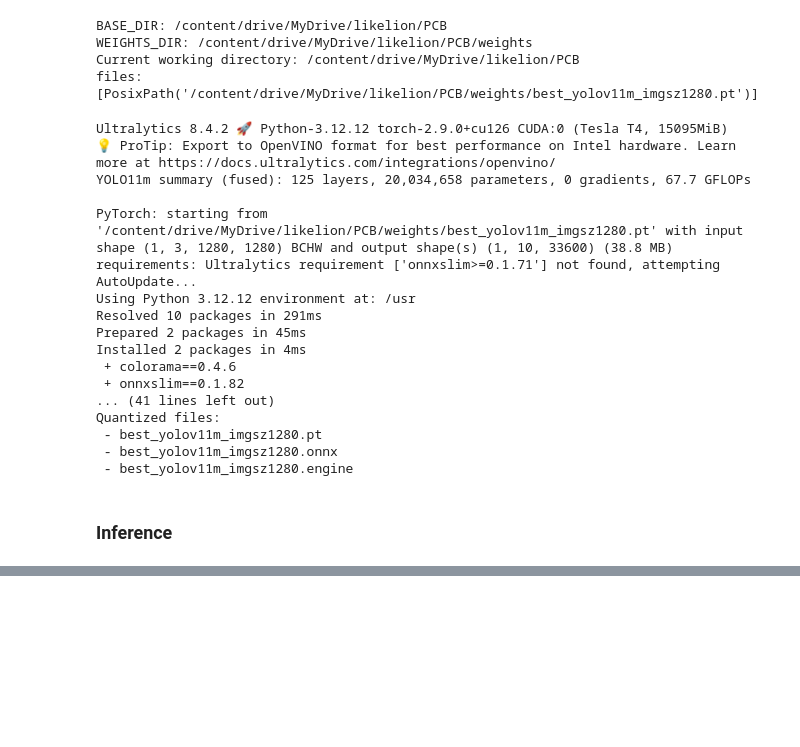
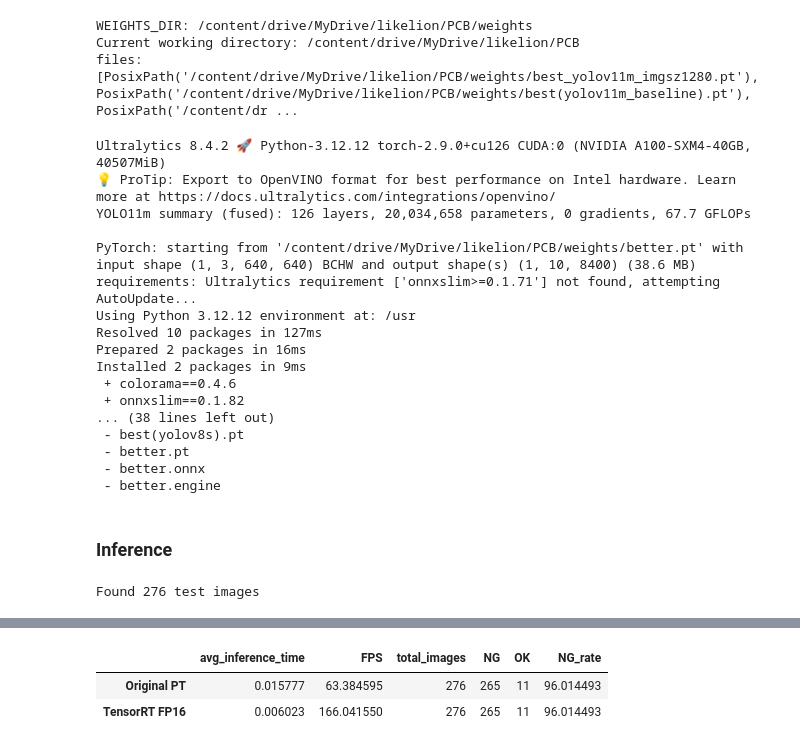
Before and after one commit to PCB-object-detection/PCB, a Jupyter notebook: notebooks/quantization.ipynb, the cells around one changed output, grey strips where cells are left out. Drawn from its saved outputs; the diff is of its cells as text; code cells hidden in the pictures; blank space fills up the shorter version.

```diff
--- a/notebooks/quantization.ipynb
+++ b/notebooks/quantization.ipynb
@@ -5,23 +53,19 @@ import os
 import sys
 from pathlib import Path
 
-BASE_DIR = Path.cwd().parents[0]   # notebooks -> PCB
-WEIGHTS_DIR = BASE_DIR / "weights"
-os.chdir(BASE_DIR)
+WEIGHTS_DIR = PROJECT_ROOT / "weights"
 
-print("BASE_DIR:", BASE_DIR)
 print("WEIGHTS_DIR:", WEIGHTS_DIR)
 print(f"Current working directory: {os.getcwd()}")
 print("files:", list(WEIGHTS_DIR.glob("*.pt")))
 # %% [output]
-BASE_DIR: /content/drive/MyDrive/likelion/PCB
 WEIGHTS_DIR: /content/drive/MyDrive/likelion/PCB/weights
 Current working directory: /content/drive/MyDrive/likelion/PCB
-files: [PosixPath('/content/drive/MyDrive/likelion/PCB/weights/best_yolov11m_imgsz1280.pt')]
+files: [PosixPath('/content/drive/MyDrive/likelion/PCB/weights/best_yolov11m_imgsz1280.pt'), PosixPath('/content/drive/MyDrive/likelion/PCB/weights/best(yolov11m_baseline).pt'), PosixPath('/content/dr ...
 # %%
 from src.inference.quantization import Quantizer, quantize_model
 
-WEIGHTS_PATH = WEIGHTS_DIR / "best_yolov11m_imgsz1280.pt"
+WEIGHTS_PATH = WEIGHTS_DIR / "better.pt"
 quantizer = Quantizer(weights_path=str(WEIGHTS_PATH))
 quantizer.export_fp16()
 
@@ -29,32 +73,34 @@ print("Quantized files:")
 for f in WEIGHTS_DIR.glob("*"):
     print(" -", f.name)
 # %% [output]
-Ultralytics 8.4.2 🚀 Python-3.12.12 torch-2.9.0+cu126 CUDA:0 (Tesla T4, 15095MiB)
+Ultralytics 8.4.2 🚀 Python-3.12.12 torch-2.9.0+cu126 CUDA:0 (NVIDIA A100-SXM4-40GB, 40507MiB)
 💡 ProTip: Export to OpenVINO format for best performance on Intel hardware. Learn more at https://docs.ultralytics.com/integrations/openvino/
-YOLO11m summary (fused): 125 layers, 20,034,658 parameters, 0 gradients, 67.7 GFLOPs
+YOLO11m summary (fused): 126 layers, 20,034,658 parameters, 0 gradients, 67.7 GFLOPs
 
-PyTorch: starting from '/content/drive/MyDrive/likelion/PCB/weights/best_yolov11m_imgsz1280.pt' with input shape (1, 3, 1280, 1280) BCHW and output shape(s) (1, 10, 33600) (38.8 MB)
+PyTorch: starting from '/content/drive/MyDrive/likelion/PCB/weights/better.pt' with input shape (1, 3, 640, 640) BCHW and output shape(s) (1, 10, 8400) (38.6 MB)
 requirements: Ultralytics requirement ['onnxslim>=0.1.71'] not found, attempting AutoUpdate...
 Using Python 3.12.12 environment at: /usr
-Resolved 10 packages in 291ms
-Prepared 2 packages in 45ms
-Installed 2 packages in 4ms
+Resolved 10 packages in 127ms
+Prepared 2 packages in 16ms
+Installed 2 packages in 9ms
  + colorama==0.4.6
  + onnxslim==0.1.82
-... (41 lines left out)
-Quantized files:
- - best_yolov11m_imgsz1280.pt
- - best_yolov11m_imgsz1280.onnx
- - best_yolov11m_imgsz1280.engine
+... (38 lines left out)
+ - best(yolov8s).pt
+ - better.pt
+ - better.onnx
+ - better.engine
 # %% [markdown]
 ### Inference
 # %%
-TEST_DIR = BASE_DIR / "dataset/roboflow/test/images"
-MODEL_PT = WEIGHTS_DIR / "best_yolov11m_imgsz1280.pt"
-MODEL_ENGINE = WEIGHTS_DIR / "best_yolov11m_imgsz1280.engine"
+TEST_DIR = PROJECT_ROOT / "dataset/roboflow/test/images"
+MODEL_PT = WEIGHTS_DIR / "better.pt"
+MODEL_ENGINE = WEIGHTS_DIR / "better.engine"
 
 test_images = list(TEST_DIR.glob("*.jpg")) + list(TEST_DIR.glob("*.png"))
 print(f"Found {len(test_images)} test images")
+# %% [output]
+Found 276 test images
 # %%
 import time
 import torch
@@ -117,0 +147,14 @@ df_compare
+# %%
+import pandas as pd
+
+# PT 모델
+model_pt = YOLO(str(MODEL_PT))
+pt_stats = evaluate_model(model_pt, test_images, imgsz=640)  # PT 모델은 640
+
+# TensorRT FP16 엔진
+model_trt = YOLO(str(MODEL_ENGINE))
+trt_stats = evaluate_model(model_trt, test_images, imgsz=640)  # TR-T는 640
+
+df_compare = pd.DataFrame([pt_stats, trt_stats], index=["Original PT", "TensorRT FP16"])
+display(df_compare)
+# %% [output]
@@ -117,0 +163,3 @@ df_compare
+|  | avg_inference_time | FPS | total_images | NG | OK | NG_rate |
+| Original PT | 0.015777 | 63.384595 | 276 | 265 | 11 | 96.014493 |
+| TensorRT FP16 | 0.006023 | 166.041550 | 276 | 265 | 11 | 96.014493 |
```
Also changed, not shown: parts of 7 cells of this notebook, 1 other file.
